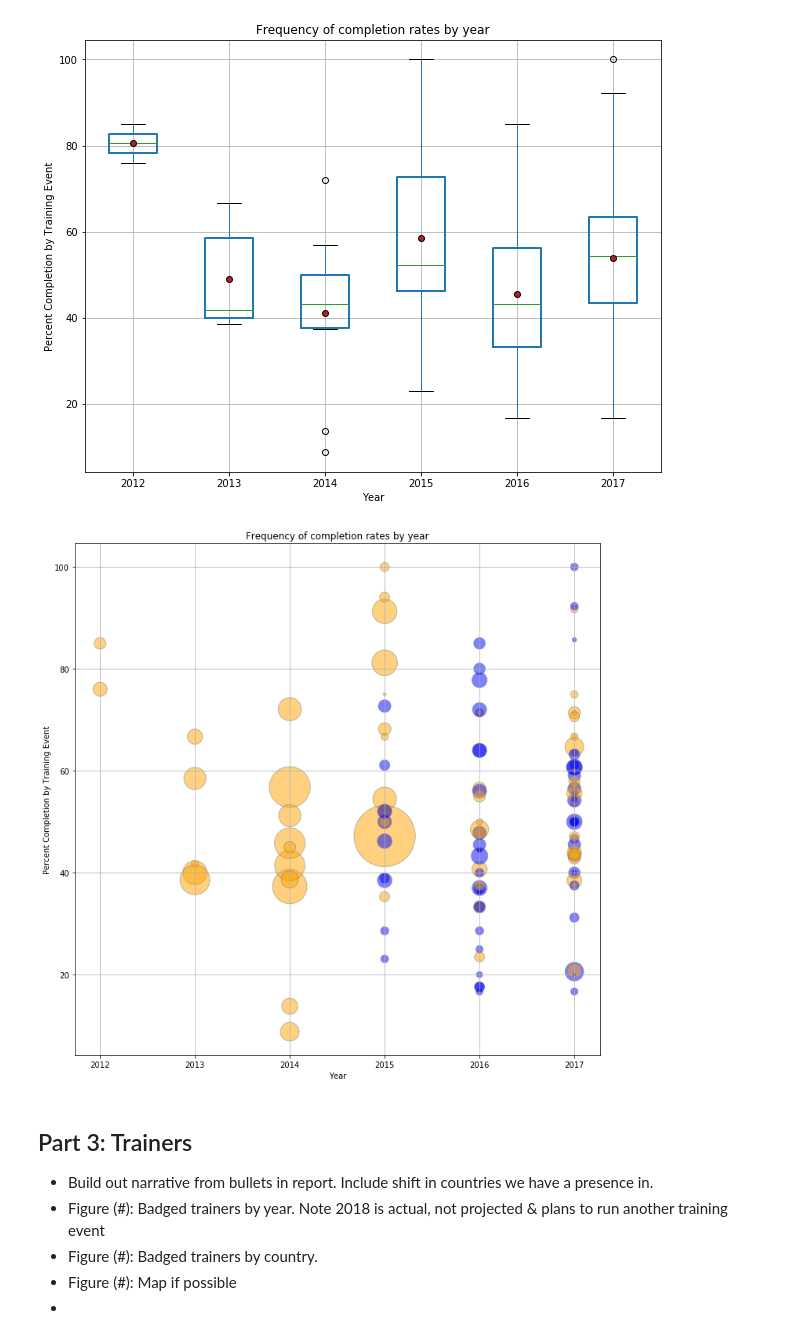
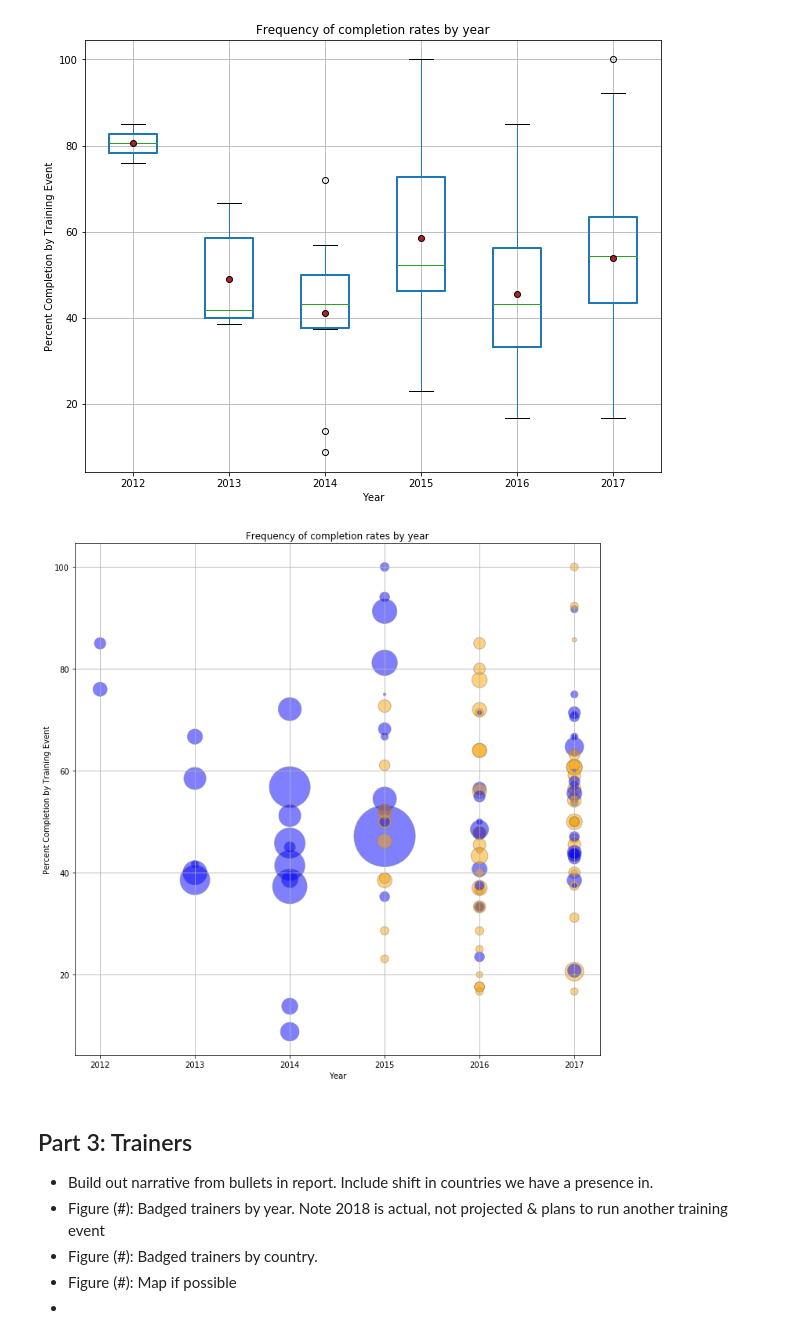
Before and after one commit to carpentries/assessment, a Jupyter notebook: programmatic-assessment/workshops/final_report_outline.ipynb, the cells around one changed output. Cells and saved outputs as stored; diff of their text form; code cells hidden in the pictures.

```diff
--- a/programmatic-assessment/workshops/final_report_outline.ipynb
+++ b/programmatic-assessment/workshops/final_report_outline.ipynb
@@ -593,33 +610,33 @@ plt.show()
 # %%
 fig = plt.figure(figsize=(12, 12)) # Create matplotlib figure
 
 ax = fig.add_subplot(111) # Create matplotlib axes
 
 # Set colors to distinguish online/inperson events
 x = list(badges_by_training_event_thru2017.country.unique())
 color_dict = {}
 for i in x:
-    color_dict[i] = 'blue'
-color_dict['online'] = 'orange'
+    color_dict[i] = 'orange'
+color_dict['online'] = 'blue'
 
 col = badges_by_training_event_thru2017['country'].map(color_dict)
 
 # set dot size - multiple of attendance
 dotsize = badges_by_training_event_thru2017['attendance'] ** 1.8
 
 title = "Frequency of completion rates by year"
 badges_by_training_event_thru2017.plot( x='year', y = 'pct_completion',
                                        kind='scatter', ax=ax, title=title,
                                        c=col, edgecolors = 'gray', s= dotsize, alpha = 0.5,
                                        )
 ax.grid(True)
 
 ax.set_xlabel("Year")
 ax.set_ylabel("Percent Completion by Training Event")
 
 plt.show()
 # %% [output]
-[figure, old version]
+[figure, new version]
 # %% [markdown]
 ## Part 3: Trainers
 
```
Also changed, not shown: parts of 5 cells of this notebook.
